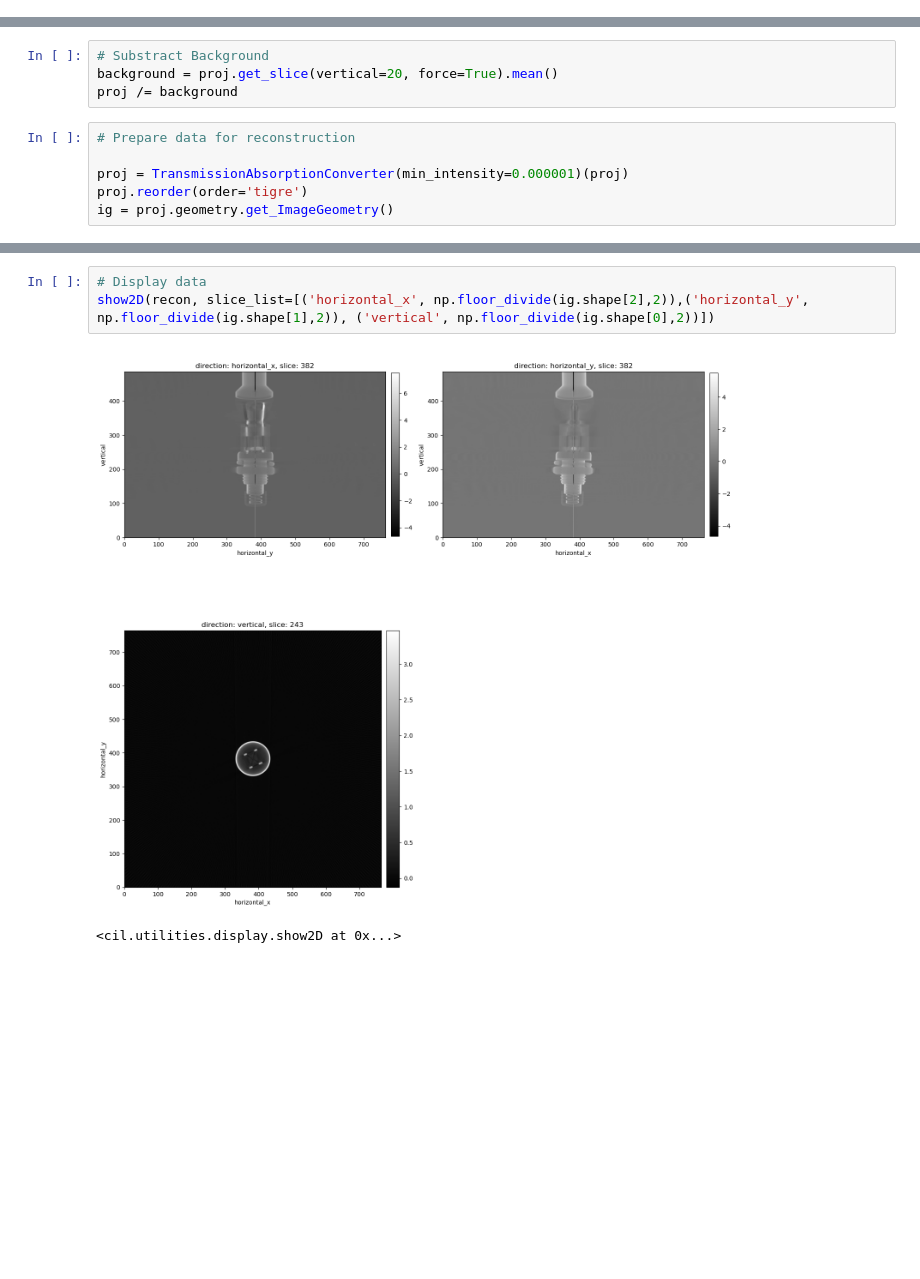
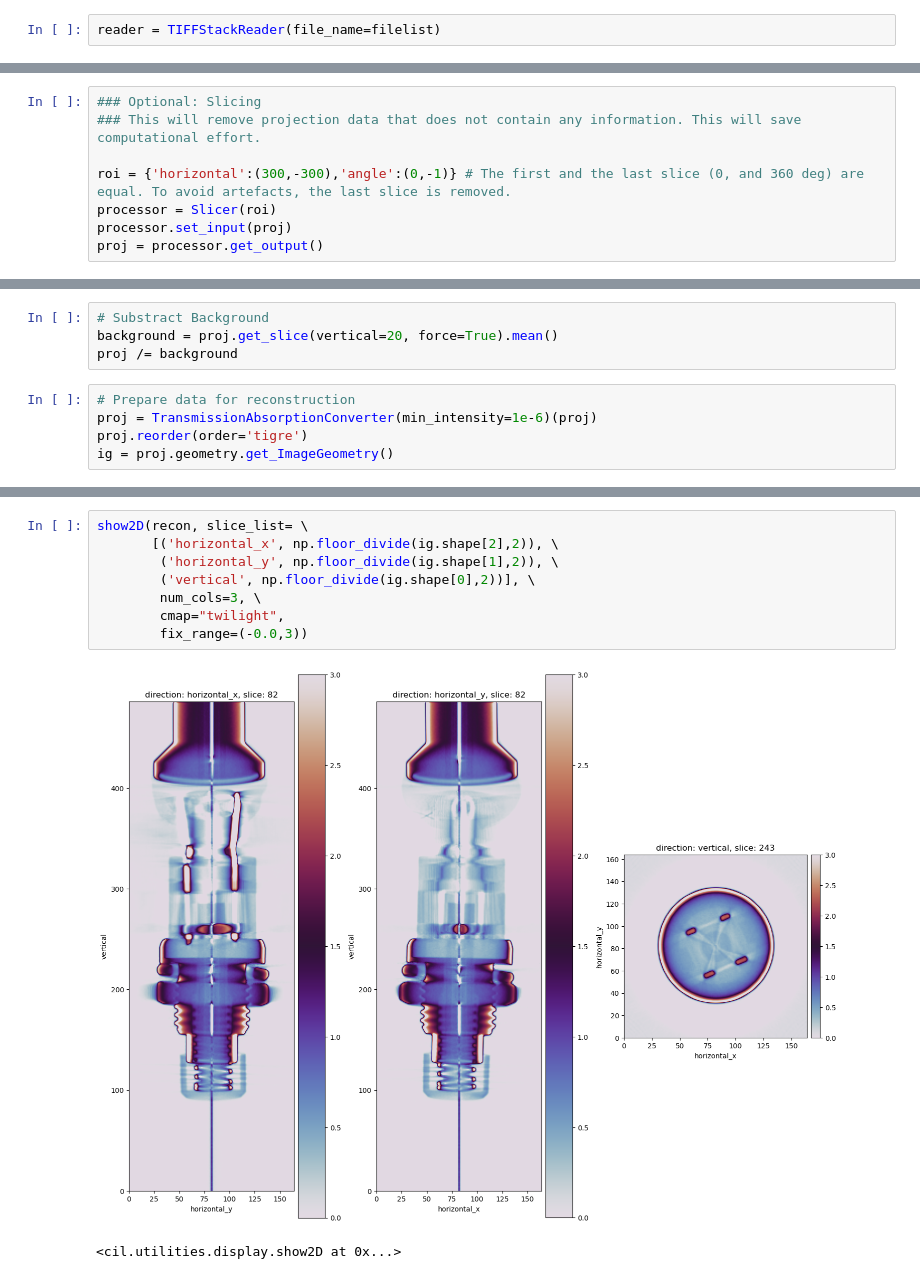
Before and after one commit to tleissner/cil-import-bruker, a Jupyter notebook: bruker2cil.ipynb, the cells around one changed output, grey strips where cells are left out. Saved outputs shown, nothing was run; the diff lists cells and outputs as text; blank space fills up the shorter version.

```diff
--- a/bruker2cil.ipynb
+++ b/bruker2cil.ipynb
@@ -44,2 +108,4 @@ reader = TIFFStackReader(file_name=filelist,roi=roi)
+# %%
+reader = TIFFStackReader(file_name=filelist)
 # %%
 proj = reader.read_as_AcquisitionData(ag)
@@ -57,0 +148,8 @@ processor.get_output(out=proj)
+# %%
+### Optional: Slicing
+### This will remove projection data that does not contain any information. This will save computational effort.
+
+roi = {'horizontal':(300,-300),'angle':(0,-1)} # The first and the last slice (0, and 360 deg) are equal. To avoid artefacts, the last slice is removed.
+processor = Slicer(roi)
+processor.set_input(proj)
+proj = processor.get_output()
@@ -74,7 +196,6 @@ background = proj.get_slice(vertical=20, force=True).mean()
 proj /= background
 # %%
 # Prepare data for reconstruction
-
-proj = TransmissionAbsorptionConverter(min_intensity=0.000001)(proj)
+proj = TransmissionAbsorptionConverter(min_intensity=1e-6)(proj)
 proj.reorder(order='tigre')
 ig = proj.geometry.get_ImageGeometry()
@@ -134,6 +267,11 @@ Reconstruction Options:
 # %%
-# Display data
-show2D(recon, slice_list=[('horizontal_x', np.floor_divide(ig.shape[2],2)),('horizontal_y', np.floor_divide(ig.shape[1],2)), ('vertical', np.floor_divide(ig.shape[0],2))])
+show2D(recon, slice_list= \
+       [('horizontal_x', np.floor_divide(ig.shape[2],2)), \
+        ('horizontal_y', np.floor_divide(ig.shape[1],2)), \
+        ('vertical', np.floor_divide(ig.shape[0],2))], \
+        num_cols=3, \
+        cmap="twilight",
+        fix_range=(-0.0,3))
 # %% [output]
-[figure, old version]
+[figure, new version]
 <cil.utilities.display.show2D at 0x...>
```
Also changed, not shown: parts of 29 cells of this notebook, 1 other file.
